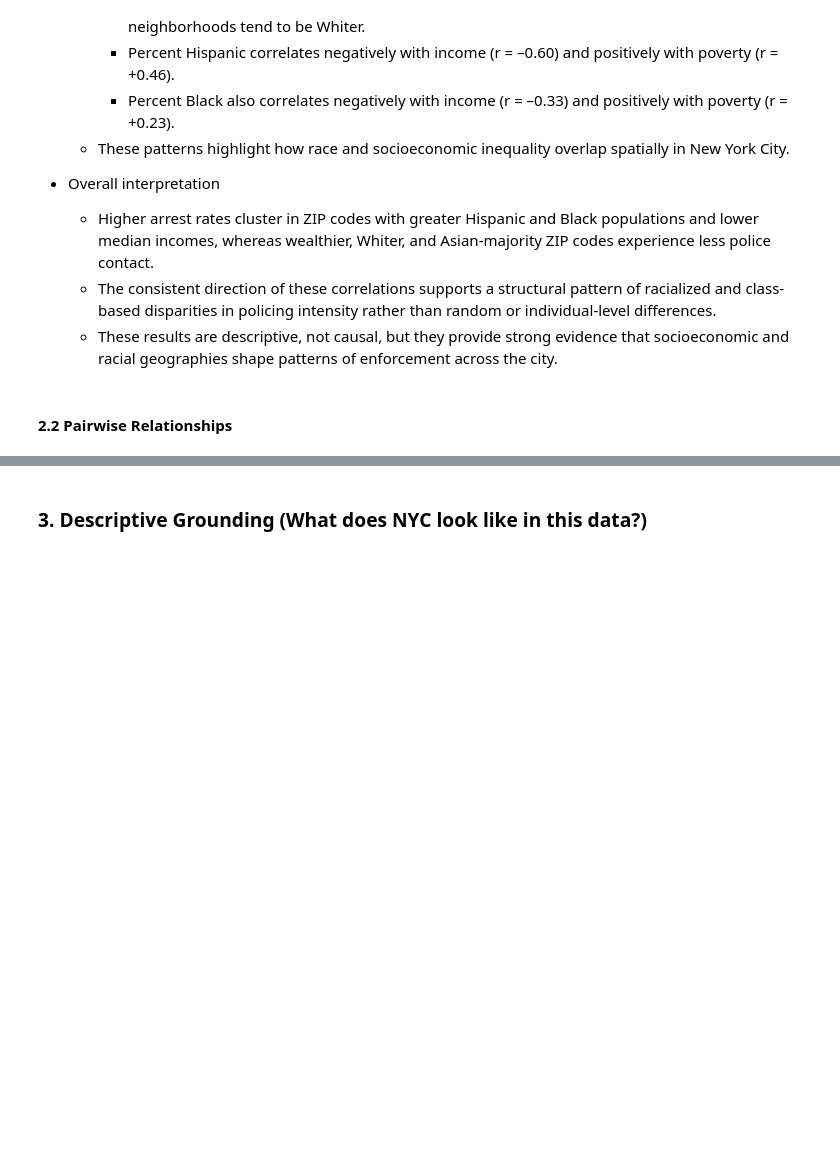
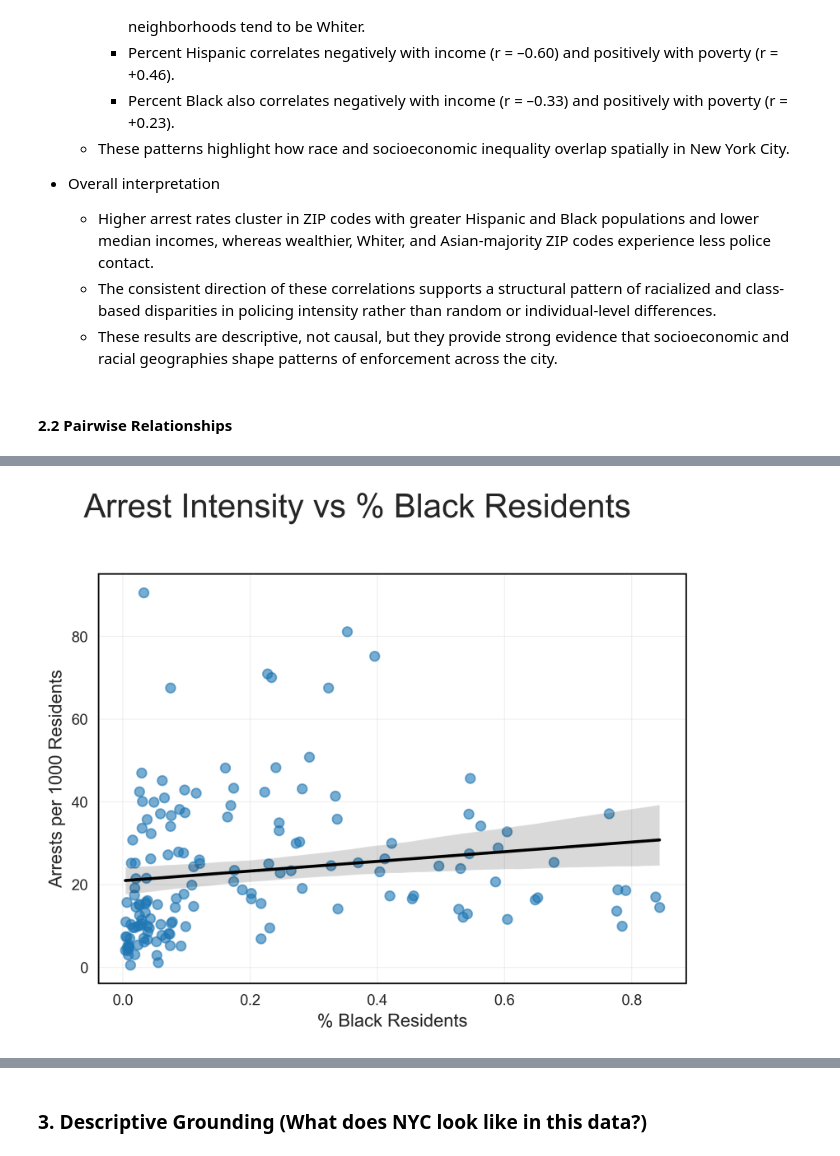
Before and after one commit to giomhern/project-ariel-ruhaan-gio, a Jupyter notebook: notebooks/analysis_2023.ipynb, the cells around one changed output, grey strips where cells are left out. Saved outputs shown, nothing was run; the diff lists cells and outputs as text; code cells hidden in the pictures; blank space fills up the shorter version.

```diff
--- a/notebooks/analysis_2023.ipynb
+++ b/notebooks/analysis_2023.ipynb
@@ -297,0 +311,9 @@ plt.show()
+# %%
+fig1 = regplot_clean(
+    df, "pct_black", "arrest_rate_per_1000",
+    "% Black Residents", "Arrests per 1000 Residents",
+    "Arrest Intensity vs % Black Residents"
+)
+fig1.savefig("../outputs/arrest_vs_pct_black.png", dpi=300, bbox_inches="tight")
+# %% [output]
+[figure, added]
```
Also changed, not shown: parts of 18 cells of this notebook.
